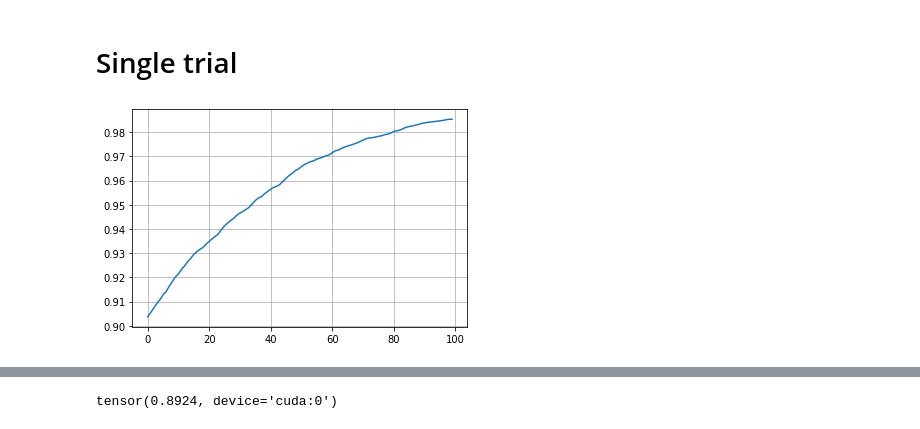
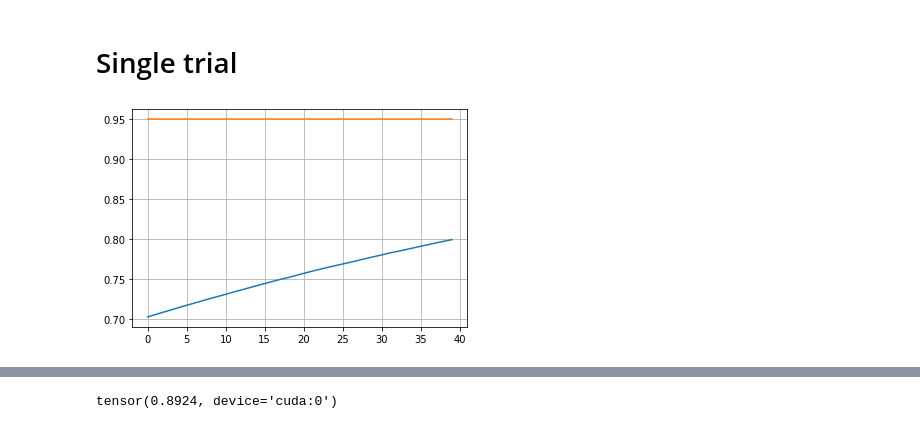
Before and after one commit to HuangHaoyu1997/Reservoir-Computing, a Jupyter notebook: new_RC.ipynb, the cells around one changed output, grey strips where cells are left out. Drawn from its saved outputs; the diff is of its cells as text; code cells hidden in the pictures.

```diff
--- a/new_RC.ipynb
+++ b/new_RC.ipynb
@@ -17,7 +17,7 @@ from copy import deepcopy
 class config:
     input = 700
     output = 20
-    hid = 128    # RC Neurons
+    hid = 512    # RC Neurons
     thr = 0.5
     decay = 0.5
     rst = 0.05
@@ -52,7 +52,7 @@ class config:
     epoch = 40
     lr = 0.005
     l1 = 0.0003
-    l1_targ = 2000
+    l1_targ = 20000
     dropout = 0.7
     dropout_stepping = 0.01
     dropout_stop = 0.90
@@ -504,12 +815,12 @@ def inference(data_set, model):
 # %% [markdown]
 # Single trial
 # %%
-m1 = (torch.rand(config.hid, config.hid) > 0.9).int() * (1-torch.eye(config.hid, config.hid)).int()
+m1 = (torch.rand(config.hid, config.hid) > 0.7).int() * (1-torch.eye(config.hid, config.hid)).int()
 log = []
-for i in range(100):
-    m1 = m1&((torch.rand(config.hid, config.hid) > 0.02) * (1-torch.eye(config.hid, config.hid))).int()
+for i in range(40):
+    m1 = m1&((torch.rand(config.hid, config.hid) > 0.01) * (1-torch.eye(config.hid, config.hid))).int()
     log.append((m1==0).sum().item()/config.hid**2)
-plt.plot(log);plt.grid()
+plt.plot(log);plt.plot([0.95]*40);plt.grid()
 # %% [output]
-[figure, old version]
+[figure, new version]
 # %%
```
Also changed, not shown: parts of 16 cells of this notebook, 7 other files.
